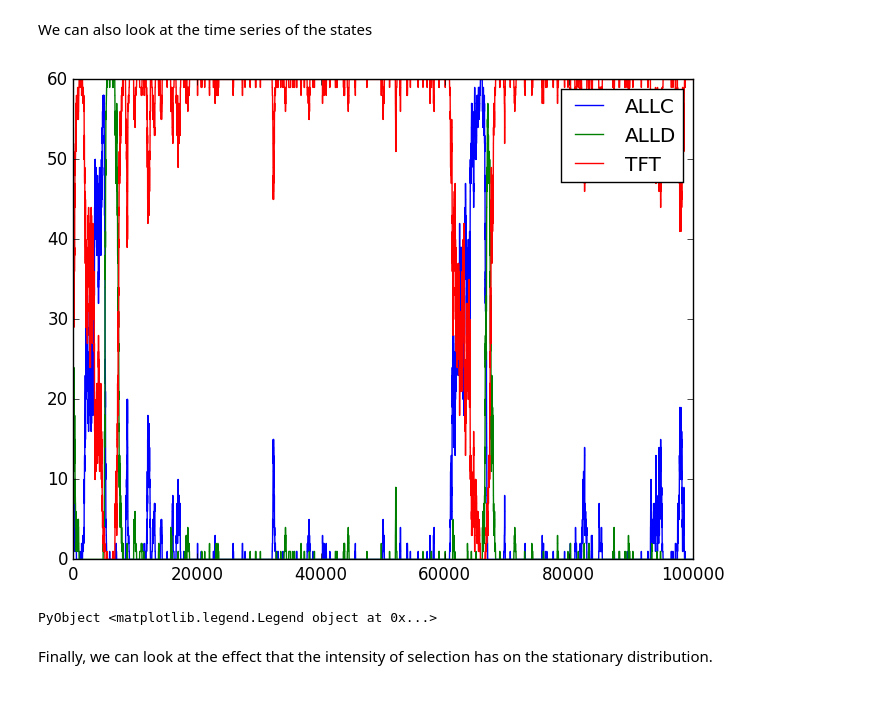
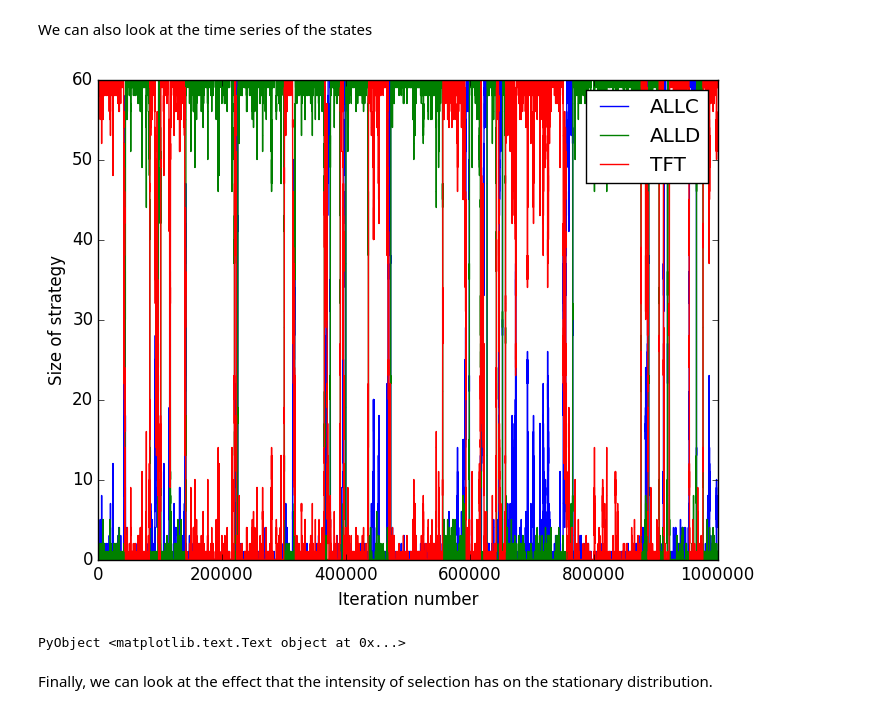
Before and after one commit to computationalevolutionarydynamics/Jedy.jl, a Jupyter notebook: notebooks/Finite Populations.ipynb, the cells around one changed output. Saved outputs shown, nothing was run; the diff lists cells and outputs as text; code cells hidden in the pictures.

```diff
--- a/notebooks/Finite Populations.ipynb
+++ b/notebooks/Finite Populations.ipynb
@@ -141,16 +139,18 @@ PyObject <matplotlib.text.Text object at 0x...>
 We can also look at the time series of the states
 # %%
 # Generate a timeseries
-n = 100000 # Number of iterations
+n = 1000000 # Number of iterations
 timeSeries = generateTimeSeries(n, dilemmaProcess)
 x = 1:n
 plot(x, timeSeries[:,1])
 plot(x, timeSeries[:,2])
 plot(x, timeSeries[:,3])
 legend(dilemmaProcess.game.strategies)
+xlabel("Iteration number")
+ylabel("Size of strategy")
 # %% [output]
-[figure, old version]
+[figure, new version]
-PyObject <matplotlib.legend.Legend object at 0x...>
+PyObject <matplotlib.text.Text object at 0x...>
 # %% [markdown]
 Finally, we can look at the effect that the intensity of selection has on the stationary distribution.
 # %% [markdown]
```
Also changed, not shown: parts of 4 cells of this notebook.
